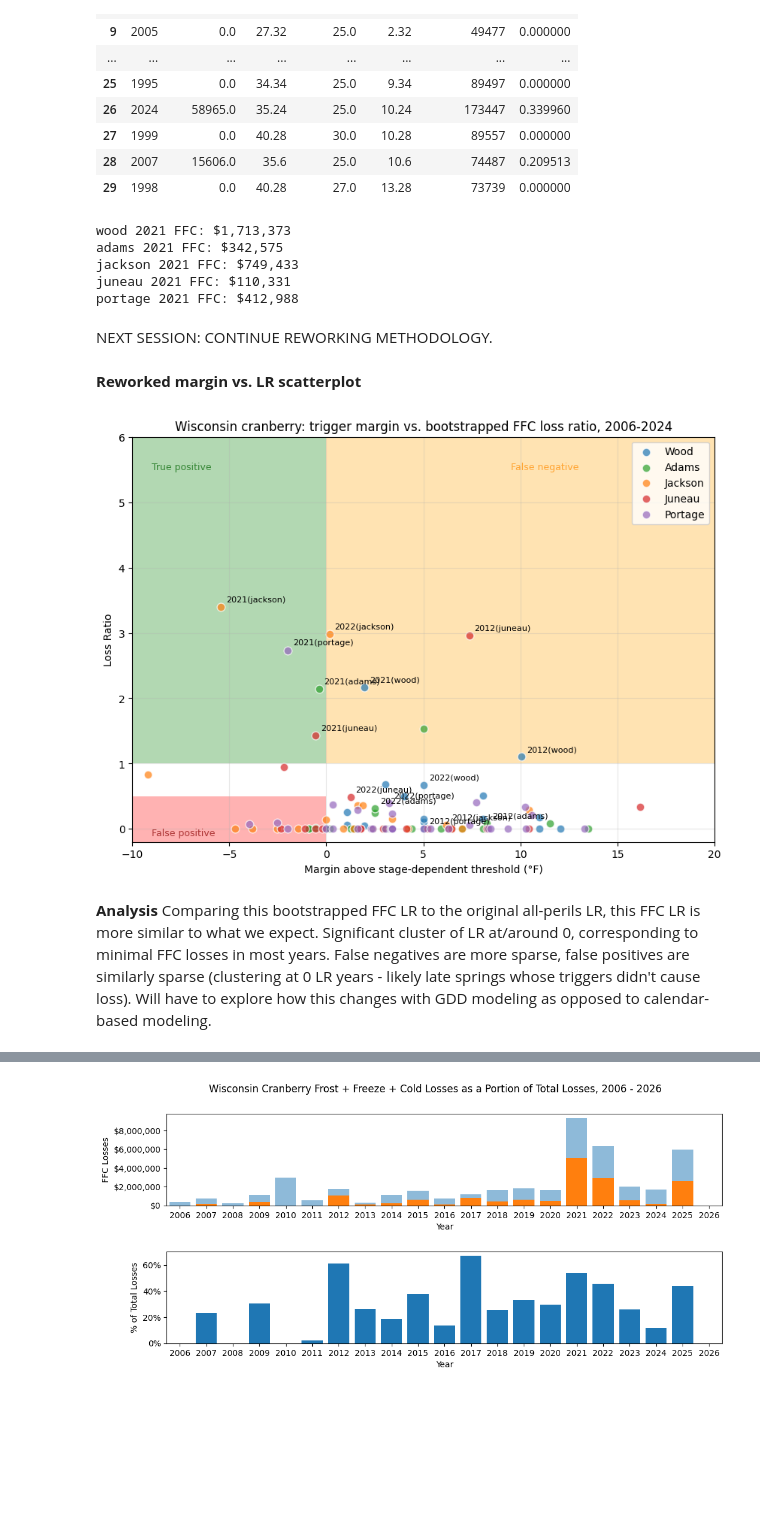
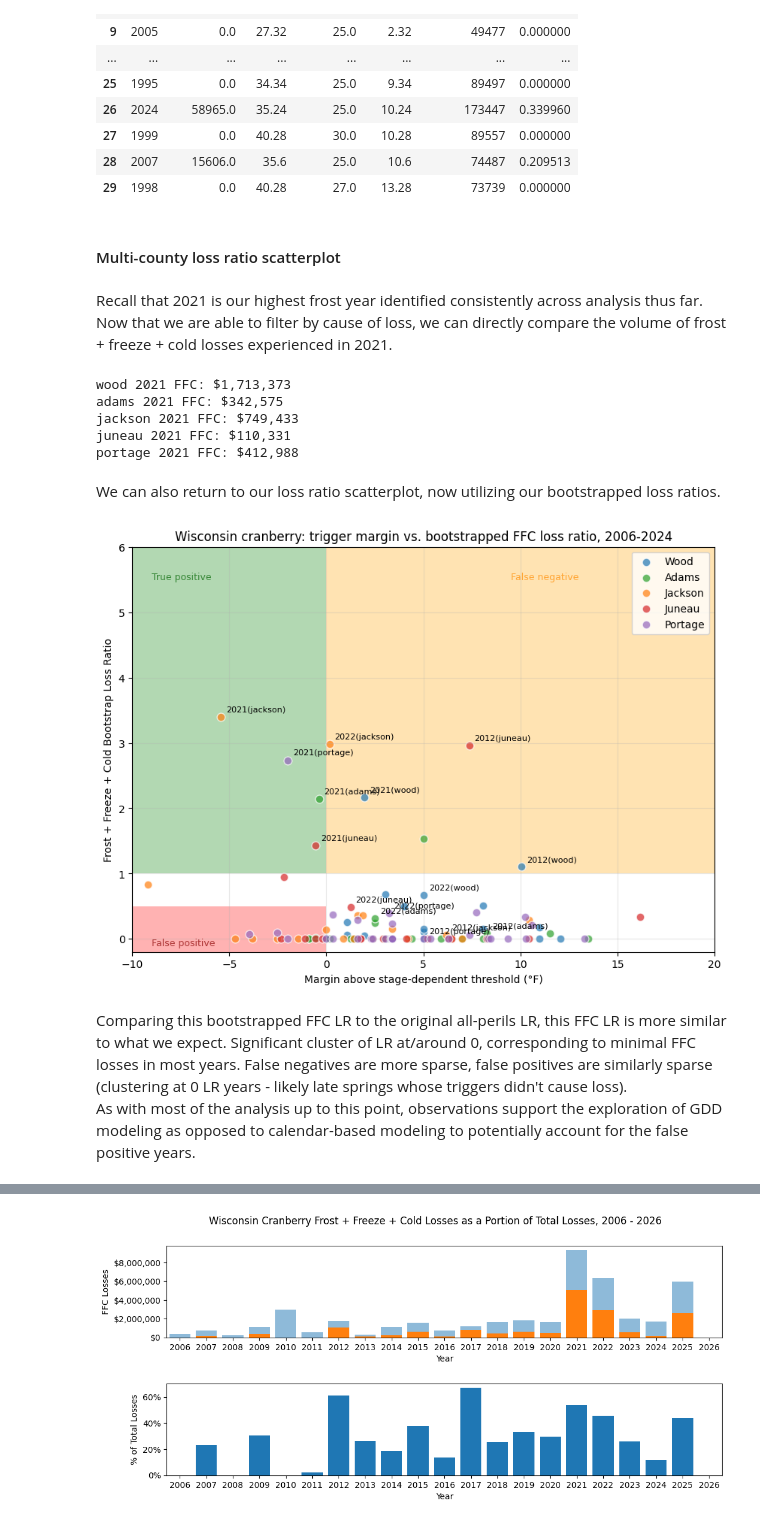
Before and after one commit to michaeljschumacher/parametric-cranberry, a Jupyter notebook: parametric_cranberry.ipynb, the cells around one changed output, grey strips where cells are left out. Drawn from its saved outputs; the diff is of its cells as text; code cells hidden in the pictures; blank space fills up the shorter version.

```diff
--- a/parametric_cranberry.ipynb
+++ b/parametric_cranberry.ipynb
@@ -1039,6 +992,10 @@ ffc_results["portage"]
 | 27 | 1999 | 0.0 | 40.28 | 30.0 | 10.28 | 89557 | 0.000000 |
 | 28 | 2007 | 15606.0 | 35.6 | 25.0 | 10.6 | 74487 | 0.209513 |
 | 29 | 1998 | 0.0 | 40.28 | 27.0 | 13.28 | 73739 | 0.000000 |
+# %% [markdown]
+#### Multi-county loss ratio scatterplot
+# %% [markdown]
+Recall that 2021 is our highest frost year identified consistently across analysis thus far. Now that we are able to filter by cause of loss, we can directly compare the volume of frost + freeze + cold losses experienced in 2021.
 # %%
 # Validate 5 county differences
 for name, df in ffc_results.items():
@@ -1050,10 +1007,8 @@ adams 2021 FFC: $342,575
 jackson 2021 FFC: $749,433
 juneau 2021 FFC: $110,331
 portage 2021 FFC: $412,988
-# %% [markdown]
-NEXT SESSION: CONTINUE REWORKING METHODOLOGY.
 # %% [markdown]
-**Reworked margin vs. LR scatterplot**
+We can also return to our loss ratio scatterplot, now utilizing our bootstrapped loss ratios.
 # %%
 fig, ax = plt.subplots(figsize=(10, 7))
 
@@ -1068,36 +1023,36 @@ ax.text(-9, 5.5, "True positive", fontsize = 9, color = "darkgreen", alpha = 0.7
 ax.add_patch(Rectangle((-10, -0.2), 10, 0.7, facecolor = "red", alpha = 0.3, zorder = 0))
 ax.text(-9, -0.1, "False positive", fontsize = 9, color = "darkred", alpha = 0.7)
 # False negative: not triggered but real loss (LR > 1.0)
 ax.add_patch(Rectangle((0,1.0), 20, 5, facecolor = "orange", alpha = 0.3, zorder = 0))
 ax.text(13, 5.5, "False negative", fontsize = 9, color = "darkorange", alpha = 0.7, horizontalalignment="right")
 
 
 # Plot data
 colors = {"wood": "C0","jackson": "C1","adams": "C2","juneau": "C3", "portage": "C4"}
 for name, df in ffc_results.items():
     ax.scatter(df["margin"],df["FFC LR"],
               label=name.capitalize(), color=colors[name],s=60,alpha=0.7, edgecolor="white")
 
 ax.set_xlabel("Margin above stage-dependent threshold (°F)")
-ax.set_ylabel("Loss Ratio")
+ax.set_ylabel("Frost + Freeze + Cold Bootstrap Loss Ratio")
 ax.set_title("Wisconsin cranberry: trigger margin vs. bootstrapped FFC loss ratio, 2006-2024")
 ax.legend()
 ax.grid(alpha=0.3)
 
 
 for name, df in ffc_results.items():
     row_2021 = df[df["year"] == 2021].iloc[0]
     ax.annotate(f"2021({name})", xy=(row_2021["margin"],row_2021["FFC LR"]), xytext=(5,5), textcoords="offset points", fontsize = 8)
     row_2012 = df[df["year"] == 2012].iloc[0]
     ax.annotate(f"2012({name})", xy=(row_2012["margin"],row_2012["FFC LR"]), xytext=(5,5), textcoords="offset points", fontsize = 8)
 
 for name, df in ffc_results.items():
     row_2022 = df[df["year"] == 2022].iloc[0]
     ax.annotate(f"2022({name})", xy=(row_2022["margin"],row_2022["FFC LR"]), xytext=(5,5), textcoords="offset points", fontsize = 8)
 plt.show()
 # %% [output]
-[figure, old version]
+[figure, new version]
 # %% [markdown]
-**Analysis**
-Comparing this bootstrapped FFC LR to the original all-perils LR, this FFC LR is more similar to what we expect. Significant cluster of LR at/around 0, corresponding to minimal FFC losses in most years. False negatives are more sparse, false positives are similarly sparse (clustering at 0 LR years - likely late springs whose triggers didn't cause loss). Will have to explore how this changes with GDD modeling as opposed to calendar-based modeling.
+Comparing this bootstrapped FFC LR to the original all-perils LR, this FFC LR is more similar to what we expect. Significant cluster of LR at/around 0, corresponding to minimal FFC losses in most years. False negatives are more sparse, false positives are similarly sparse (clustering at 0 LR years - likely late springs whose triggers didn't cause loss). <br>
+As with most of the analysis up to this point, observations support the exploration of GDD modeling as opposed to calendar-based modeling to potentially account for the false positive years.
 # %% [markdown]
```
Also changed, not shown: parts of 83 cells of this notebook.
